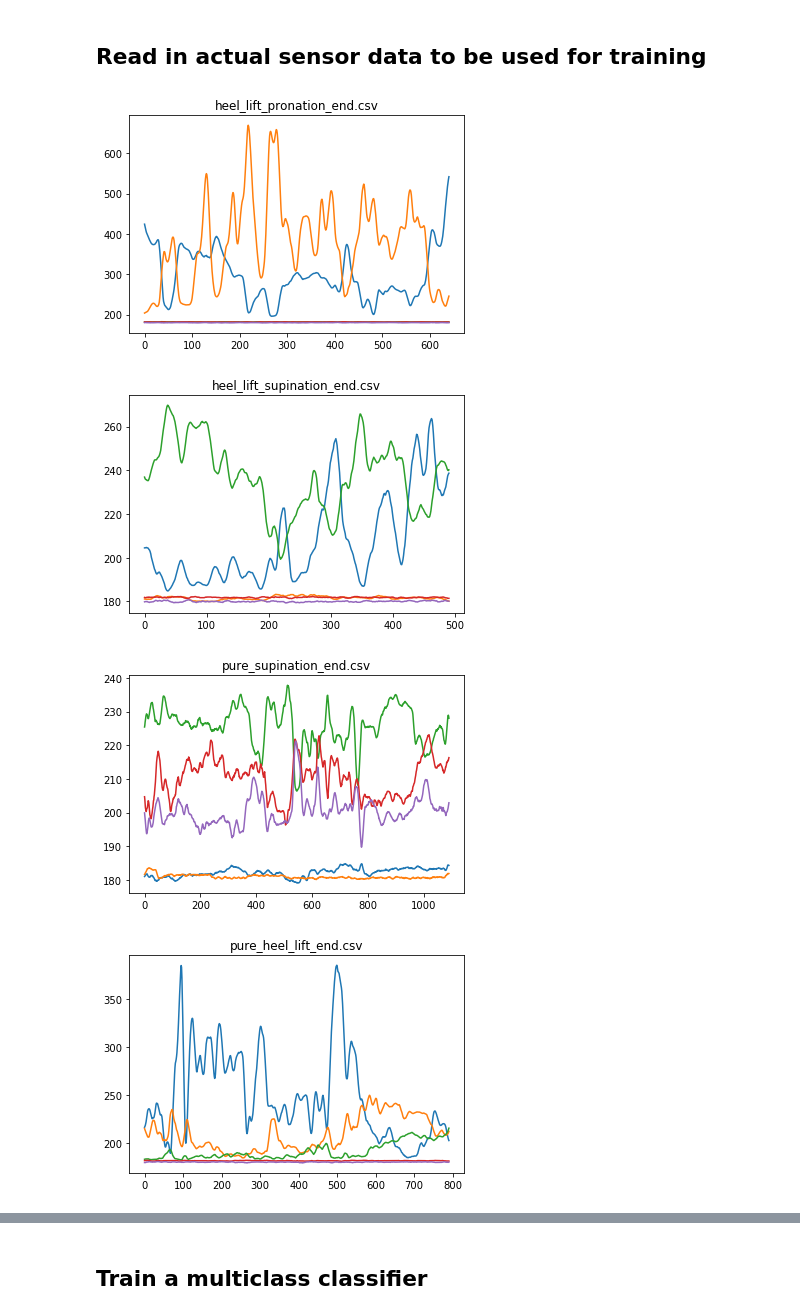
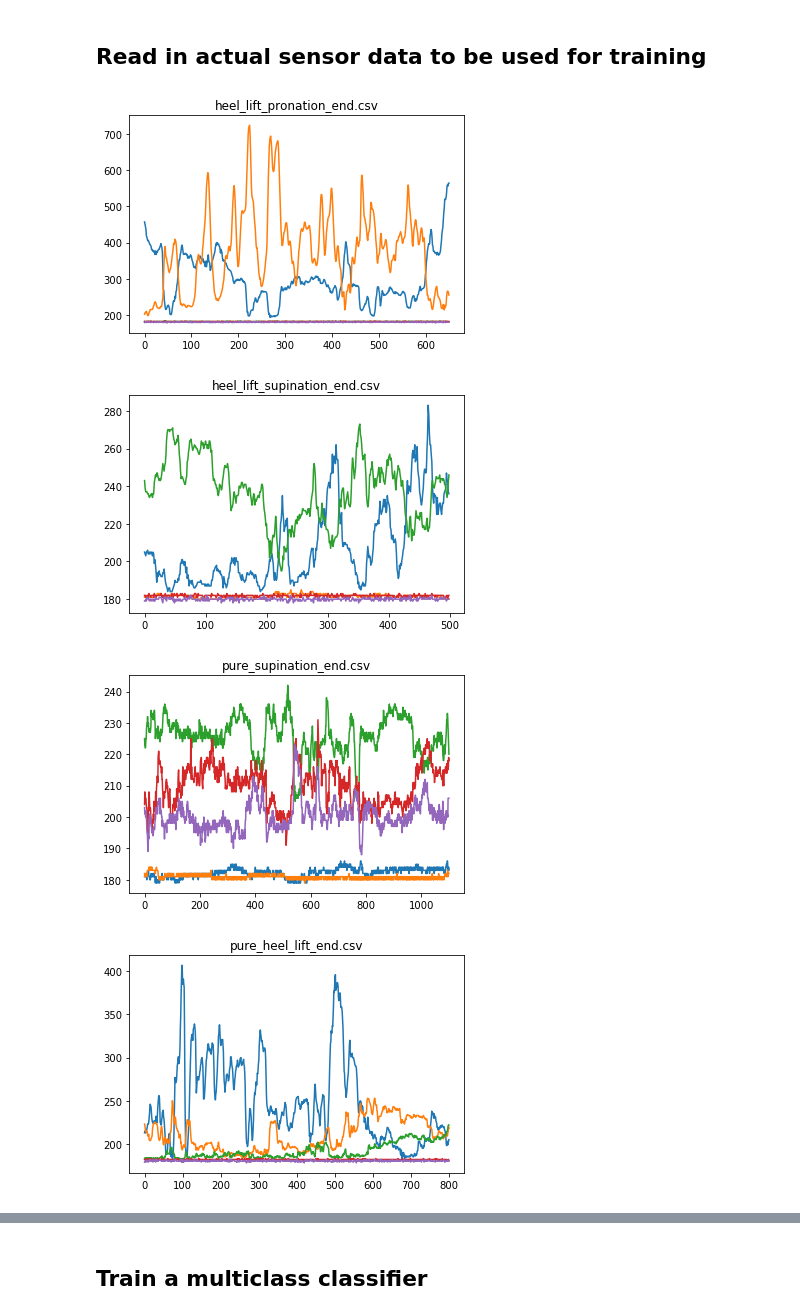
Before and after one commit to agola11/SquatIQ, a Jupyter notebook: experimentation/squatiq_experimentation.ipynb, the cells around one changed output, grey strips where cells are left out. Cells and saved outputs as stored; diff of their text form; code cells hidden in the pictures.

Commit message:
add new data

```diff
--- a/experimentation/squatiq_experimentation.ipynb
+++ b/experimentation/squatiq_experimentation.ipynb
@@ -51,23 +51,23 @@ plt.show()
 # %%
 input_files = {'heel_lift_pronation_end.csv': (450, 1100),
                'heel_lift_supination_end.csv': (200, 700),
                'pure_supination_end.csv': (300, 1400),
                'pure_heel_lift_end.csv': (300, 1100),
                'pure_pronation_end.csv': (200, 1100)}
 
-sensor_data_denoised = {}
+sensor_data_train = {}
 
 for fn in input_files.keys():
     sensor_data = np.genfromtxt(fn, delimiter=',')
     sensor_data = sensor_data[input_files[fn][0]:input_files[fn][1]]
-    sensor_data_smth = preprocess_sensor_data(sensor_data, NUM_SENSORS, h)
-    sensor_data_denoised[fn] = sensor_data_smth
+    #sensor_data_smth = preprocess_sensor_data(sensor_data, NUM_SENSORS, h)
+    sensor_data_train[fn] = sensor_data
     plt.figure()
     plt.title(fn)
-    plt.plot(sensor_data_smth)
+    plt.plot(sensor_data)
     plt.show()
 # %% [output]
-[figure, old version]
+[figure, new version]
-[figure, old version]
+[figure, new version]
-[figure, old version]
+[figure, new version]
-[figure, old version]
+[figure, new version]
```
Also changed, not shown: parts of 10 cells of this notebook, 35 other files.
